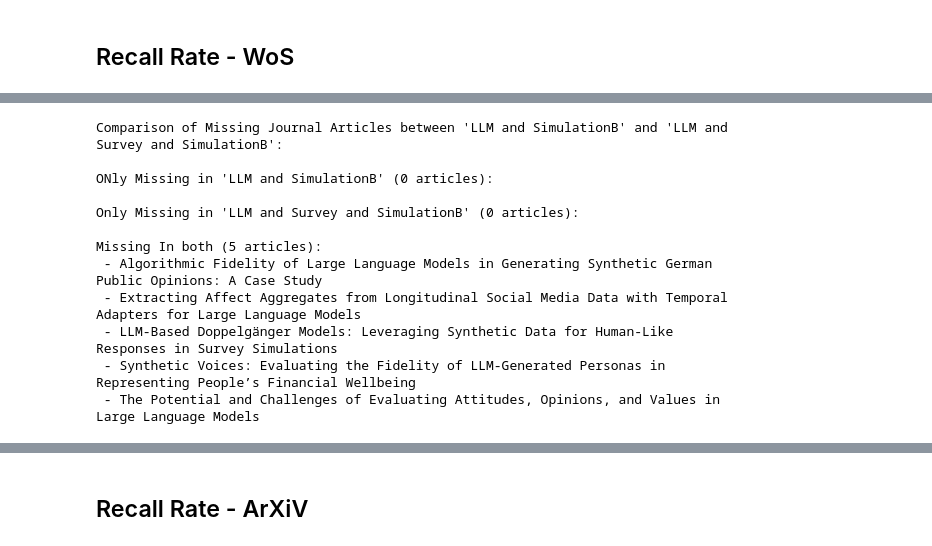
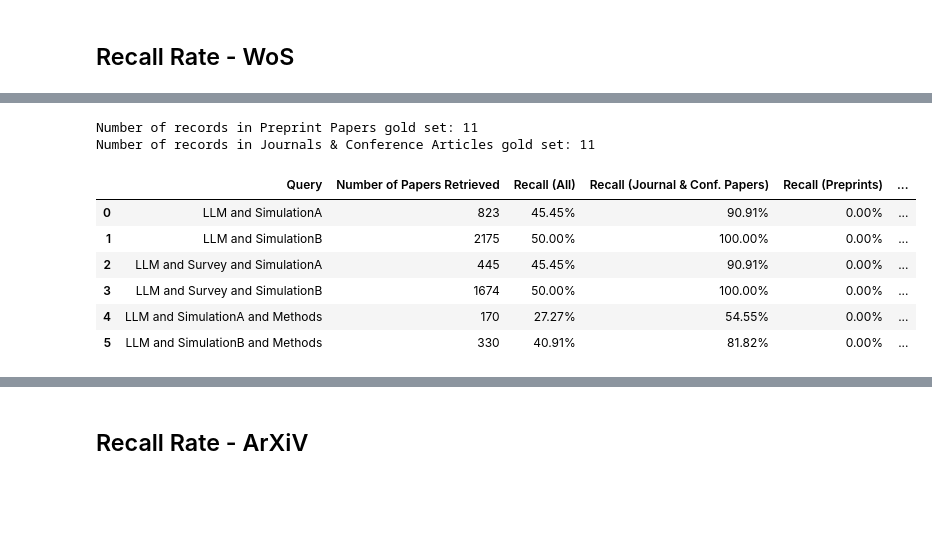
Before and after one commit to haoting-chan/AIRESIL, a Jupyter notebook: Database_extraction.ipynb, the cells around one changed output, grey strips where cells are left out. Cells and saved outputs as stored; diff of their text form; code cells hidden in the pictures; blank space fills up the shorter version.

```diff
--- a/Database_extraction.ipynb
+++ b/Database_extraction.ipynb
@@ -787,8 +778,11 @@ Estimated total: 2853
 # Load the CSV of Zotero list of papers
 gold_df = pd.read_csv("data/LLM - Survey Proxies.csv")
 
-gold_df = gold_df[["Title", "Item Type", "Abstract Note"]].dropna().drop_duplicates().reset_index(drop=True)
+gold_df = gold_df[["Title", "Item Type", "Abstract Note",
+                   "Publication Year", "Author",
+                   "DOI", "ISBN", "ISSN"]].drop_duplicates().reset_index(drop=True)
 gold_df["preprint_flag"] = gold_df["Item Type"].apply(lambda x: "preprint" if x == "preprint" else "non-preprint")
+gold_df = gold_df.rename(columns={"DOI": "doi", "ISBN": "isbn", "ISSN": "issn"})
 
 print(f"Gold list size: {len(gold_df)}")
 # %% [output]
@@ -805,3 +799,16 @@ def normalize_title(s: str) -> str:
     # Collapse whitespace
     s = re.sub(r"\s+", " ", s).strip()
     return s
+# %%
+# Remove known papers that doesn't exist in WoS Dataset
+bad_titles = [
+    "Algorithmic Fidelity of Large Language Models in Generating Synthetic German Public Opinions: A Case Study",
+    "Extracting Affect Aggregates from Longitudinal Social Media Data with Temporal Adapters for Large Language Models",
+    "The Potential and Challenges of Evaluating Attitudes, Opinions, and Values in Large Language Models"
+]
+
+bad_titles_normalized = [normalize_title(t) for t in bad_titles]
+gold_df["norm_title"] = gold_df["Title"].apply(normalize_title)
+gold_df = gold_df[~gold_df["norm_title"].isin(bad_titles_normalized)].reset_index(drop=True) # filter out bad titles
+
+print(f"Cleaned Gold list size: {len(gold_df)} after removing bad entries")
@@ -858,6 +867,8 @@ def calc_recall(df,
     })
 
 # Define function to calculate recall w/ missing titles
+gold_norm_to_orig = {row["norm_title"]: row["Title"] for _, row in gold_df.iterrows()}
+
 def calc_recall_with_missing(df,
                              gold_norm_set = gold_norm_set,
                              gold_preprint_set = gold_preprint_set,
@@ -1019,16 +1093,27 @@ Missing In both (5 articles):
-# %%
-compare_missing_journal_articles(recall_table_WoS_subset,
-                                 "LLM and SimulationB", "LLM and Survey and SimulationB")
-# %% [output]
-Comparison of Missing Journal Articles between 'LLM and SimulationB' and 'LLM and Survey and SimulationB':
-
-ONly Missing in 'LLM and SimulationB' (0 articles):
-
-Only Missing in 'LLM and Survey and SimulationB' (0 articles):
-
-Missing In both (5 articles):
- - Algorithmic Fidelity of Large Language Models in Generating Synthetic German Public Opinions: A Case Study
- - Extracting Affect Aggregates from Longitudinal Social Media Data with Temporal Adapters for Large Language Models
- - LLM-Based Doppelgänger Models: Leveraging Synthetic Data for Human-Like Responses in Survey Simulations
- - Synthetic Voices: Evaluating the Fidelity of LLM-Generated Personas in Representing People’s Financial Wellbeing
- - The Potential and Challenges of Evaluating Attitudes, Opinions, and Values in Large Language Models
+# %%
+# Run recall calculations for Subset WoS set
+wos_recall_results_subset = {
+    "LLM and SimulationA": calc_recall_with_missing(df_WoS_LLM_and_SimulationA),
+    "LLM and SimulationB": calc_recall_with_missing(df_WoS_LLM_and_SimulationB),
+    "LLM and Survey and SimulationA": calc_recall_with_missing(df_WoS_LLM_and_Survey_and_SimulationA),
+    "LLM and Survey and SimulationB": calc_recall_with_missing(df_WoS_LLM_and_Survey_and_SimulationB),
+    "LLM and SimulationA and Methods": calc_recall_with_missing(df_WoS_LLM_and_SimulationA_and_Methods),
+    "LLM and SimulationB and Methods": calc_recall_with_missing(df_WoS_LLM_and_SimulationB_and_Methods),
+}
+
+recall_table_WoS_subset = pd.concat(wos_recall_results_subset.values(),
+                                   keys=wos_recall_results_subset.keys()).reset_index(level=1, drop=True).reset_index().rename(columns={"index": "Query"})
+
+print(f"Number of records in Preprint Papers gold set: {len(gold_preprint_set)}")
+print(f"Number of records in Journals & Conference Articles gold set: {len(gold_non_preprint_set)}")
+recall_table_WoS_subset
+# %% [output]
+Number of records in Preprint Papers gold set: 11
+Number of records in Journals & Conference Articles gold set: 11
+|  | Query | Number of Papers Retrieved | Recall (All) | Recall (Journal & Conf. Papers) | Recall (Preprints) | ... |
+| 0 | LLM and SimulationA | 823 | 45.45% | 90.91% | 0.00% | ... |
+| 1 | LLM and SimulationB | 2175 | 50.00% | 100.00% | 0.00% | ... |
+| 2 | LLM and Survey and SimulationA | 445 | 45.45% | 90.91% | 0.00% | ... |
+| 3 | LLM and Survey and SimulationB | 1674 | 50.00% | 100.00% | 0.00% | ... |
+| 4 | LLM and SimulationA and Methods | 170 | 27.27% | 54.55% | 0.00% | ... |
+| 5 | LLM and SimulationB and Methods | 330 | 40.91% | 81.82% | 0.00% | ... |
```
Also changed, not shown: parts of 38 cells of this notebook, 2 other files.
